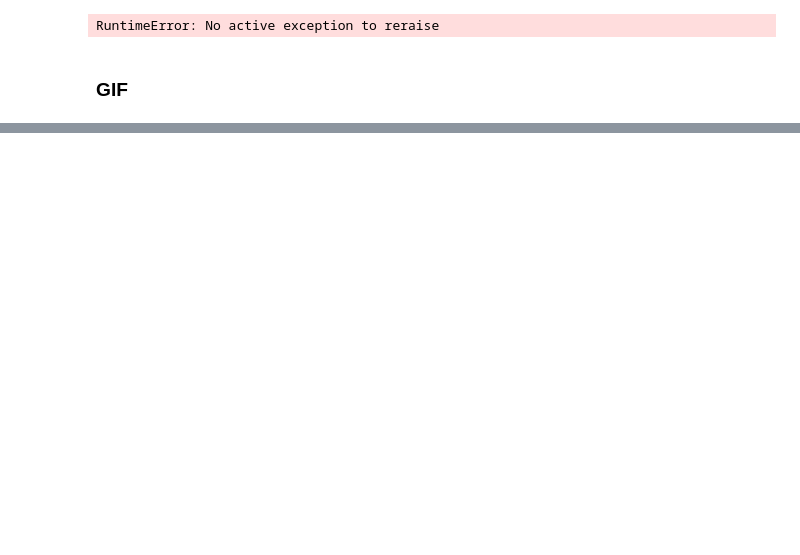
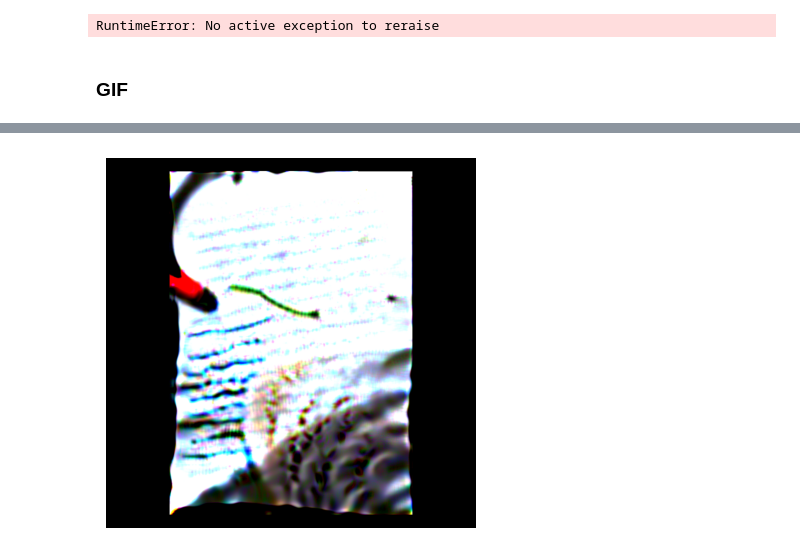
Before and after one commit to Dannynis/AdversarialRendering, a Jupyter notebook: gif.ipynb, the cells around one changed output, grey strips where cells are left out. Cells and saved outputs as stored; diff of their text form; code cells hidden in the pictures; blank space fills up the shorter version.

Commit message:
blswn a4

```diff
--- a/gif.ipynb
+++ b/gif.ipynb
@@ -507,4 +580,0 @@ for w in weights_paths[-10:]:
-# %%
-
-SN.noise_parameter = torch.load( weights_paths[-1]).noise_parameter
-SN.to(device)
@@ -513,3 +581,30 @@ SN2 = SN
+# %%
+a = '/home/dcor/niskhizov/adv_diff_checkpoints/234000_1_sds_bs_1_l2_blswn_photo_augmentations_a4_paper_2024-12-07 21:25:43.pt'
+b = '/home/dcor/niskhizov/adv_diff_checkpoints/18000_2024-11-30 20:39:16_0_sds_bs_1_adv_only_blsw_photo_augmentations.pt'
+# %%
+
+SN.noise_parameter = torch.load( a).noise_parameter
+SN.to(device)
+
+
+# SN2.noise_parameter = torch.load( b).noise_parameter
+# SN2.to(device)
+SN2 = SN
+mesh.materials[0].diffuse_texture = SN(orig_mesh.materials[0].diffuse_texture.T.to(device)).T
+# %%
+lighting, _ = random_light(strength_range=[10,10],suns_range=[3, 3])
+camera, _ = polar_camera_and_light(1.3, 0.000000001, 0.000000001)
+img = render(camera, mesh, lighting)
+plt.axis('off')
+plt.savefig("test.png", bbox_inches='tight')
+plt.grid(False)
+plt.imshow(img.detach().cpu())
+# save img to png using PIL
+from PIL import Image
+img_pil = Image.fromarray((img.detach().cpu().numpy() * 255).astype(np.uint8))
+img_pil.save("test2.png")
+# %% [output]
+[figure, added]
 # %%
 # (camera, _), (r, phi, theta) = random_camera_and_light(r_range = [1.8, 2.5], phi_range=[3, math.pi * 2], theta_range=[ math.pi / 2 - theta_eps,1])
 
```
Also changed, not shown: parts of 21 cells of this notebook, 2 other files.
